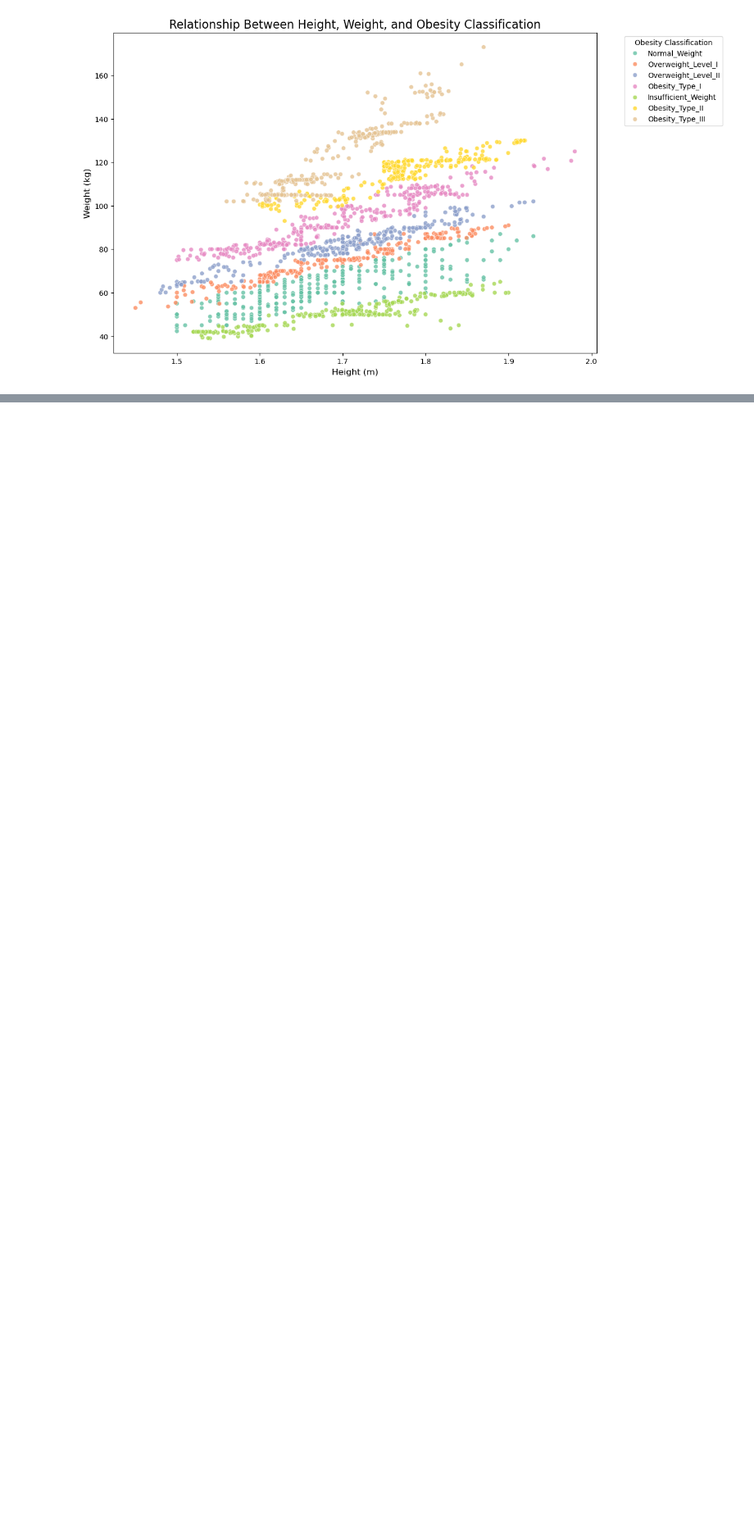
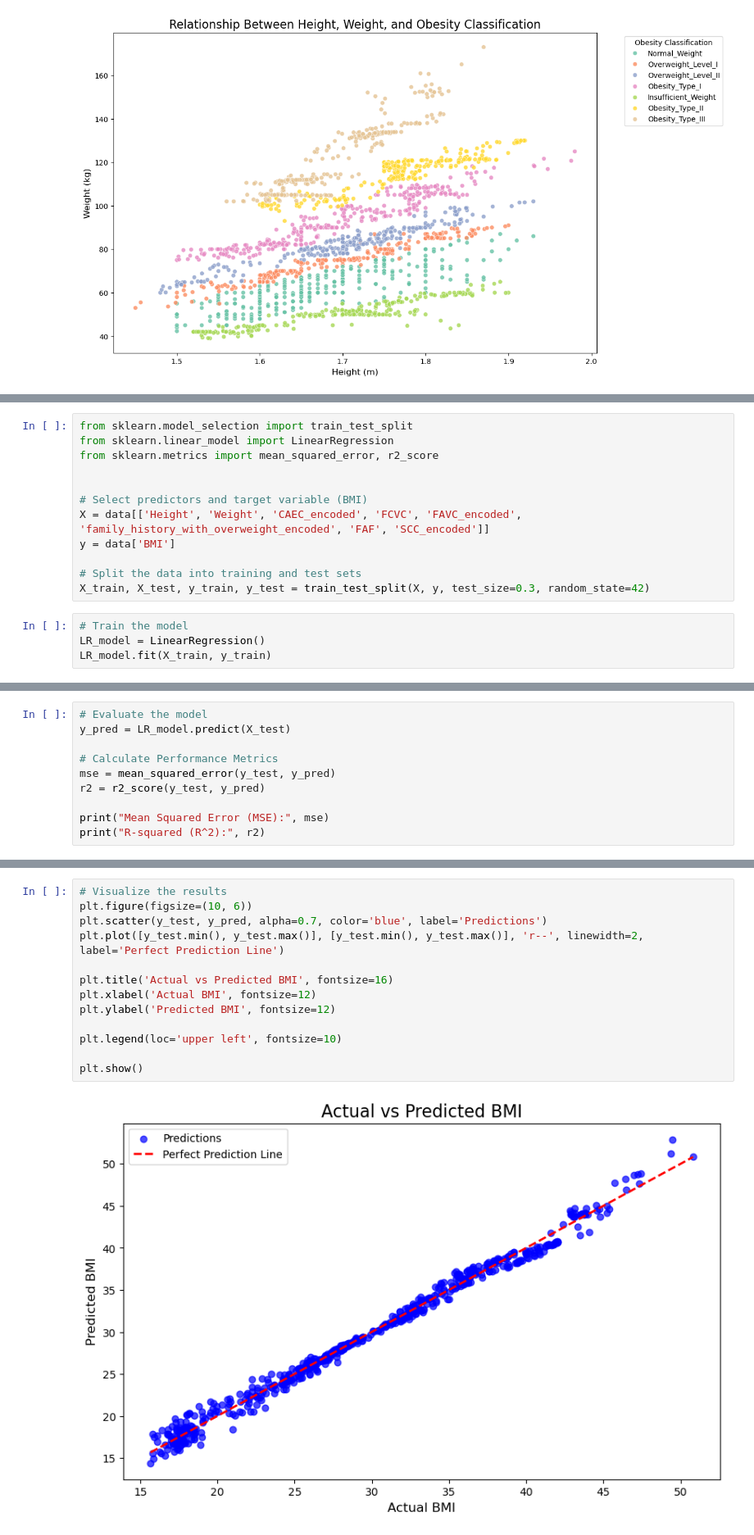
Before and after one commit to ngoqbrian/Obesity-Risk-Scoring-Enhancing-Health-Insurance-Plans, a Jupyter notebook: Brian Ngo/src/Obesity_Brian.ipynb, the cells around one changed output, grey strips where cells are left out. Shown at 82% size. Cells and saved outputs as stored; diff of their text form; blank space fills up the shorter version.

```diff
--- a/Brian Ngo/src/Obesity_Brian.ipynb
+++ b/Brian Ngo/src/Obesity_Brian.ipynb
@@ -136,0 +311,16 @@ plt.show()
+# %%
+from sklearn.model_selection import train_test_split
+from sklearn.linear_model import LinearRegression
+from sklearn.metrics import mean_squared_error, r2_score
+
+
+# Select predictors and target variable (BMI)
+X = data[['Height', 'Weight', 'CAEC_encoded', 'FCVC', 'FAVC_encoded', 'family_history_with_overweight_encoded', 'FAF', 'SCC_encoded']]
+y = data['BMI']
+
+# Split the data into training and test sets
+X_train, X_test, y_train, y_test = train_test_split(X, y, test_size=0.3, random_state=42)
+# %%
+# Train the model
+LR_model = LinearRegression()
+LR_model.fit(X_train, y_train)
@@ -136,0 +347,10 @@ plt.show()
+# %%
+# Evaluate the model
+y_pred = LR_model.predict(X_test)
+
+# Calculate Performance Metrics
+mse = mean_squared_error(y_test, y_pred)
+r2 = r2_score(y_test, y_pred)
+
+print("Mean Squared Error (MSE):", mse)
+print("R-squared (R^2):", r2)
@@ -136,0 +360,15 @@ plt.show()
+# %%
+# Visualize the results
+plt.figure(figsize=(10, 6))
+plt.scatter(y_test, y_pred, alpha=0.7, color='blue', label='Predictions')
+plt.plot([y_test.min(), y_test.max()], [y_test.min(), y_test.max()], 'r--', linewidth=2, label='Perfect Prediction Line')
+
+plt.title('Actual vs Predicted BMI', fontsize=16)
+plt.xlabel('Actual BMI', fontsize=12)
+plt.ylabel('Predicted BMI', fontsize=12)
+
+plt.legend(loc='upper left', fontsize=10)
+
+plt.show()
+# %% [output]
+[figure, added]
```
Also changed, not shown: parts of 13 cells of this notebook, 4 other files.
